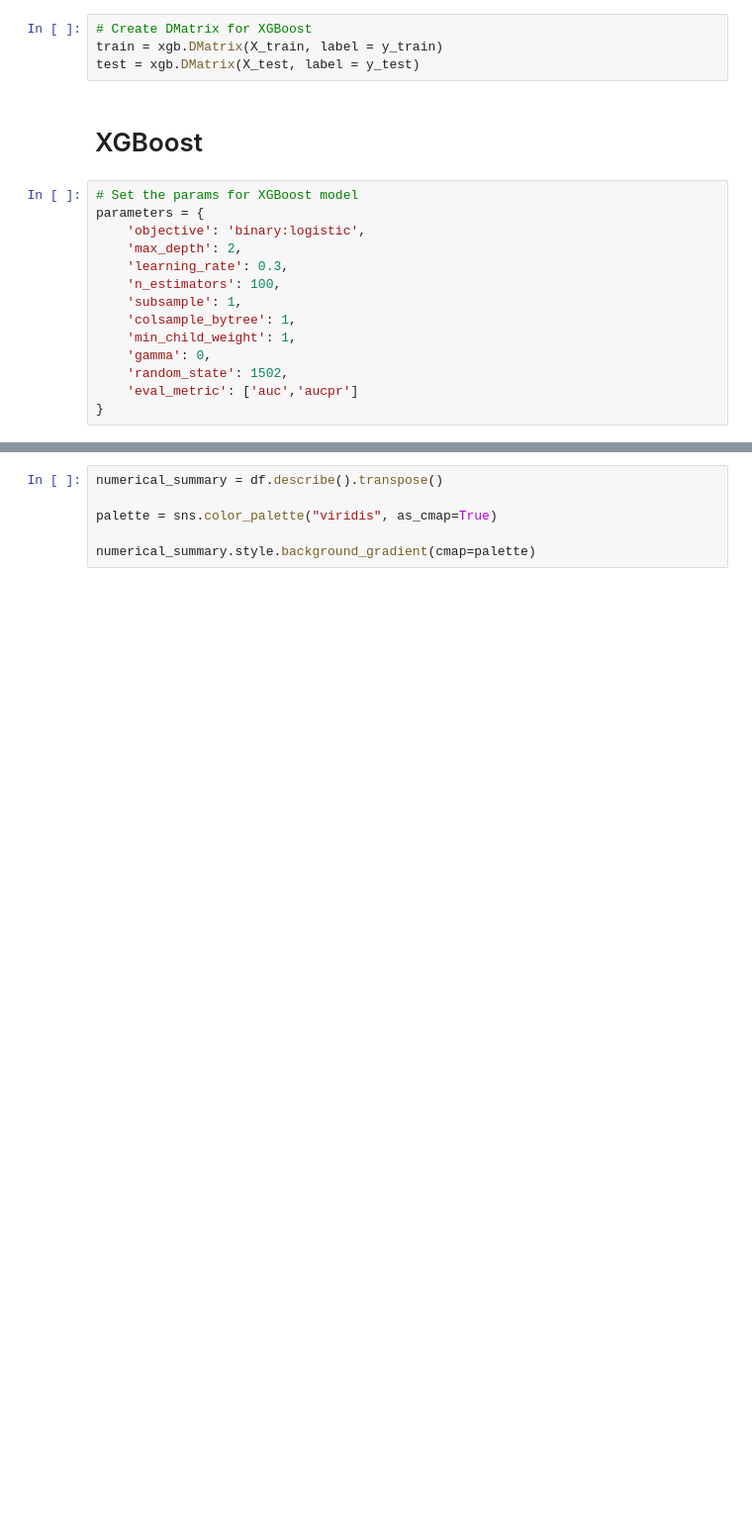
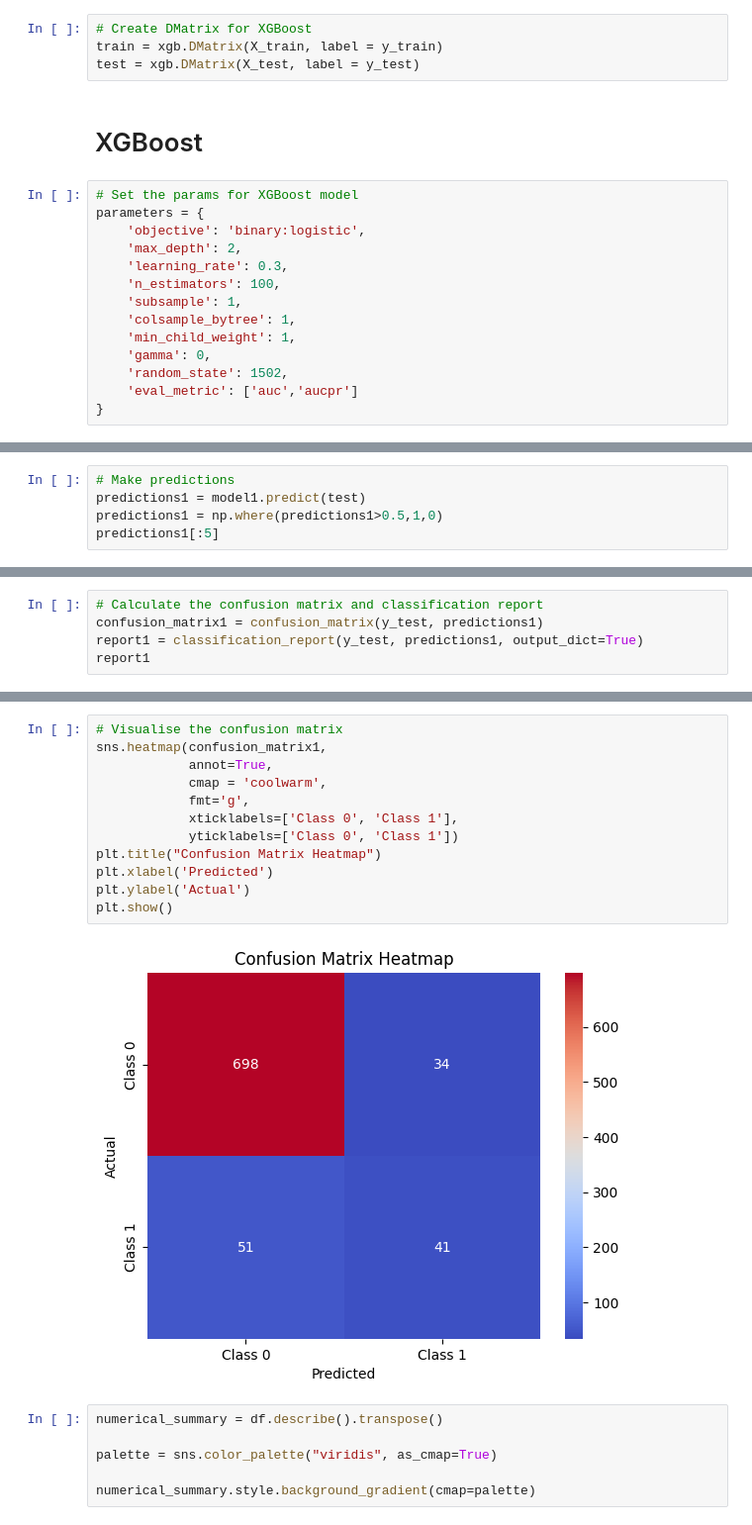
Before and after one commit to purushottam-bajaj/Explainable-AI, a Jupyter notebook: LIME/LIME_bank.ipynb, the cells around one changed output, grey strips where cells are left out. Shown at 99% size. Drawn from its saved outputs; the diff is of its cells as text; blank space fills up the shorter version.

```diff
--- a/LIME/LIME_bank.ipynb
+++ b/LIME/LIME_bank.ipynb
@@ -98,0 +99,5 @@ model1 = xgb.train(params = parameters,
+# %%
+# Make predictions
+predictions1 = model1.predict(test)
+predictions1 = np.where(predictions1>0.5,1,0)
+predictions1[:5]
@@ -98,0 +106,5 @@ model1 = xgb.train(params = parameters,
+# %%
+# Calculate the confusion matrix and classification report
+confusion_matrix1 = confusion_matrix(y_test, predictions1)
+report1 = classification_report(y_test, predictions1, output_dict=True)
+report1
@@ -99,3 +146,17 @@ model1 = xgb.train(params = parameters,
+# %%
+# Visualise the confusion matrix
+sns.heatmap(confusion_matrix1,
+            annot=True,
+            cmap = 'coolwarm',
+            fmt='g',
+            xticklabels=['Class 0', 'Class 1'],
+            yticklabels=['Class 0', 'Class 1'])
+plt.title("Confusion Matrix Heatmap")
+plt.xlabel('Predicted')
+plt.ylabel('Actual')
+plt.show()
+# %% [output]
+[figure, added]
 # %%
 numerical_summary = df.describe().transpose()
 
```
Also changed, not shown: parts of 5 cells of this notebook.
